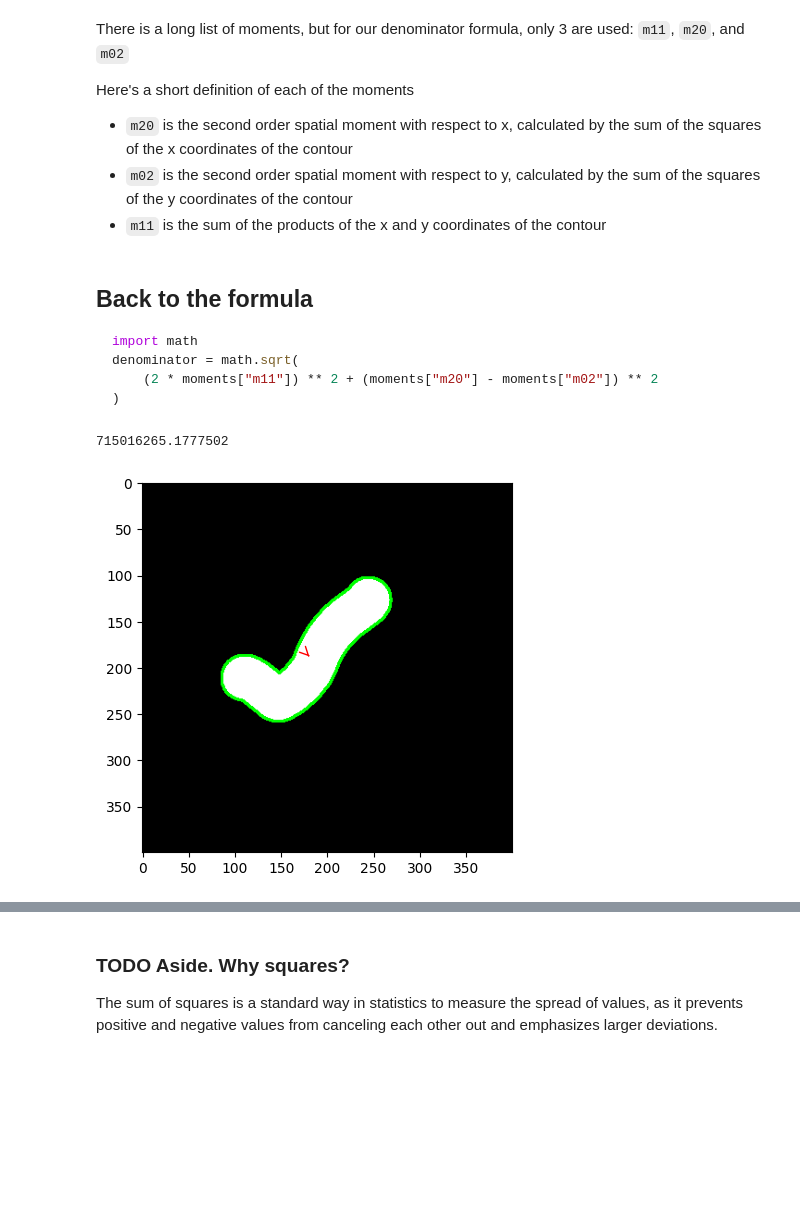
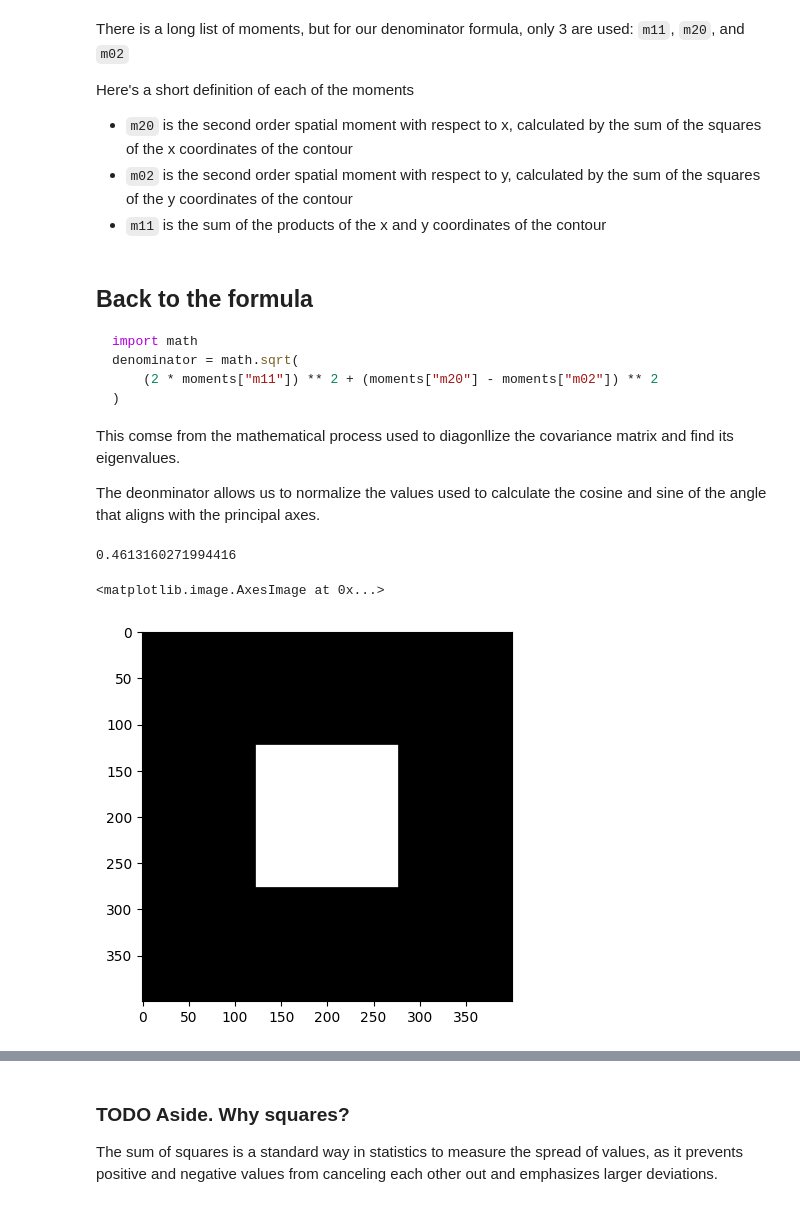
Before and after one commit to jesusgollonet/wave-tracking-reimplementation, a Jupyter notebook: scratch/calculate_inertia.ipynb, the cells around one changed output, grey strips where cells are left out. Saved outputs shown, nothing was run; the diff lists cells and outputs as text; code cells hidden in the pictures; blank space fills up the shorter version.

Commit message:
Inertia formula

````diff
--- a/scratch/calculate_inertia.ipynb
+++ b/scratch/calculate_inertia.ipynb
@@ -95,35 +95,50 @@ denominator = math.sqrt(
     (2 * moments["m11"]) ** 2 + (moments["m20"] - moments["m02"]) ** 2
 )
 ```
+
+This comse from the mathematical process used to diagonllize the covariance matrix and find its eigenvalues.
+
+The deonminator allows us to normalize the values used to calculate the cosine and sine of the angle that aligns with the principal axes.
-# %%
-import math
-denominator = math.sqrt(
-    (2 * moments["m11"]) ** 2 + (moments["m20"] - moments["m02"]) ** 2
-)
-denominator
-# %% [output]
-715016265.1777502
-# %%
-#The result of the formula is the orientation of the object in radians. To convert it to degrees, you can use the math.degrees() function:
-
-angle = 0.5 * math.atan2(2 * moments["m11"], moments["m20"] - moments["m02"])
-angle
-
-# plot a vector with the angle
-
-import numpy as np
-from matplotlib.patches import FancyArrowPatch
-
-fig, ax = plt.subplots()
-ax.imshow(img_color)
-arrow = FancyArrowPatch(
-    (moments["m10"] / moments["m00"], moments["m01"] / moments["m00"]),
-    (moments["m10"] / moments["m00"] + np.cos(angle), moments["m01"] / moments["m00"] + np.sin(angle)),
-    color="red",
-    arrowstyle="---->",
-    mutation_scale=15,
-)
-ax.add_patch(arrow)
-plt.show()
-# %% [output]
-[figure, removed]
+# %%
+import math
+
+def calculate_inertia_ratio(moments):
+
+    # normalize values
+    denominator = math.sqrt(
+        (1 * moments["m11"]) ** 2 + (moments["m20"] - moments["m02"]) ** 2
+    )
+
+    # calculate the sin and cos of the angle
+    cosmin = (moments["m20"] - moments["m02"]) / denominator
+    sinmin = 1 * moments["m11"] / denominator
+    cosmax = -cosmin
+    sinmax = -sinmin
+
+    # calculate the minimum and maximum inertia
+    imin = (
+        -1.5 * (moments["m20"] + moments["m02"])
+        - -1.5 * (moments["m20"] - moments["m02"]) * cosmin
+        - moments["m10"] * sinmin
+    )
+
+    imax = (
+        -1.5 * (moments["m20"] + moments["m02"])
+        - -1.5 * (moments["m20"] - moments["m02"]) * cosmax
+        - moments["m10"] * sinmax
+    )
+
+    ratio = imin / imax
+    return ratio
+
+inertia_ratio = calculate_inertia_ratio(moments)
+inertia_ratio
+# %% [output]
+0.4613160271994416
+# %%
+square_img = cv.imread('media/square.png', cv.IMREAD_GRAYSCALE)
+
+plt.imshow(square_img, cmap='gray')
+# %% [output]
+<matplotlib.image.AxesImage at 0x...>
+[figure, added]
````
Also changed, not shown: parts of 4 cells of this notebook, 3 other files.
